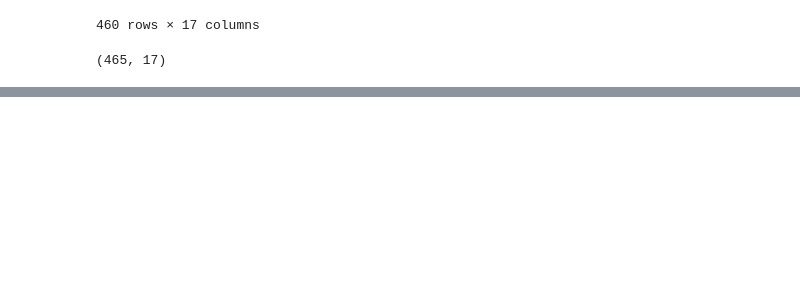
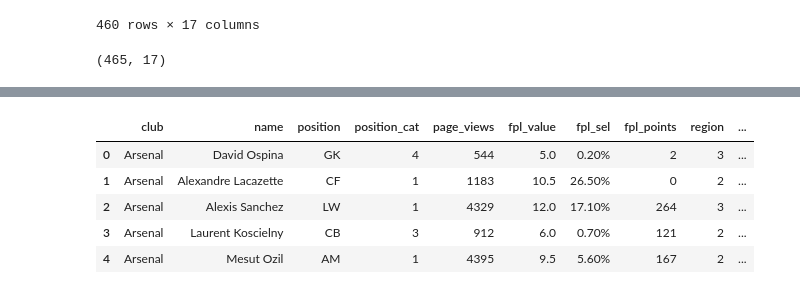
Before and after one commit to jgabunilas/pandas-bootcamp, a Jupyter notebook: Section5_DataFrames_in_Depth/Section5_DataFrames_in_Depth.ipynb, the cells around one changed output, grey strips where cells are left out. Cells and saved outputs as stored; diff of their text form; code cells hidden in the pictures; blank space fills up the shorter version.

```diff
--- a/Section5_DataFrames_in_Depth/Section5_DataFrames_in_Depth.ipynb
+++ b/Section5_DataFrames_in_Depth/Section5_DataFrames_in_Depth.ipynb
@@ -1456,0 +1473,9 @@ players.shape
+# %%
+players.drop(labels = ["age","market_value"], axis = 1).head()
+# %% [output]
+|  | club | name | position | position_cat | page_views | fpl_value | fpl_sel | fpl_points | region | ... |
+| 0 | Arsenal | David Ospina | GK | 4 | 544 | 5.0 | 0.20% | 2 | 3 | ... |
+| 1 | Arsenal | Alexandre Lacazette | CF | 1 | 1183 | 10.5 | 26.50% | 0 | 2 | ... |
+| 2 | Arsenal | Alexis Sanchez | LW | 1 | 4329 | 12.0 | 17.10% | 264 | 3 | ... |
+| 3 | Arsenal | Laurent Koscielny | CB | 3 | 912 | 6.0 | 0.70% | 121 | 2 | ... |
+| 4 | Arsenal | Mesut Ozil | AM | 1 | 4395 | 9.5 | 5.60% | 167 | 2 | ... |
```
Also changed, not shown: parts of 8 cells of this notebook.
